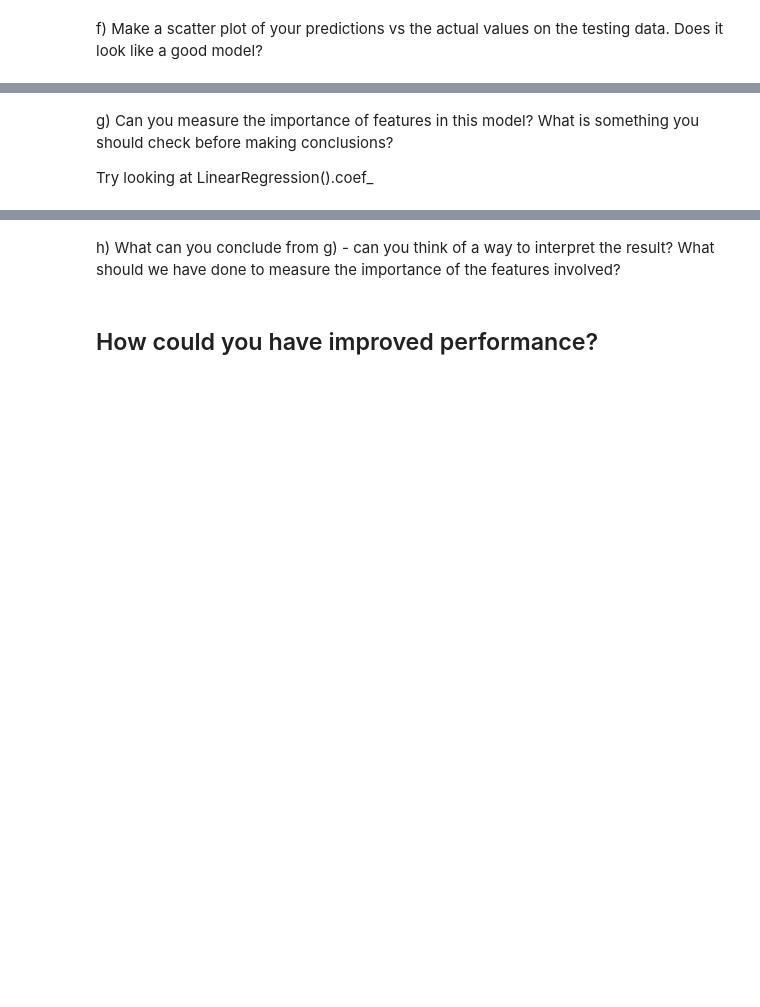
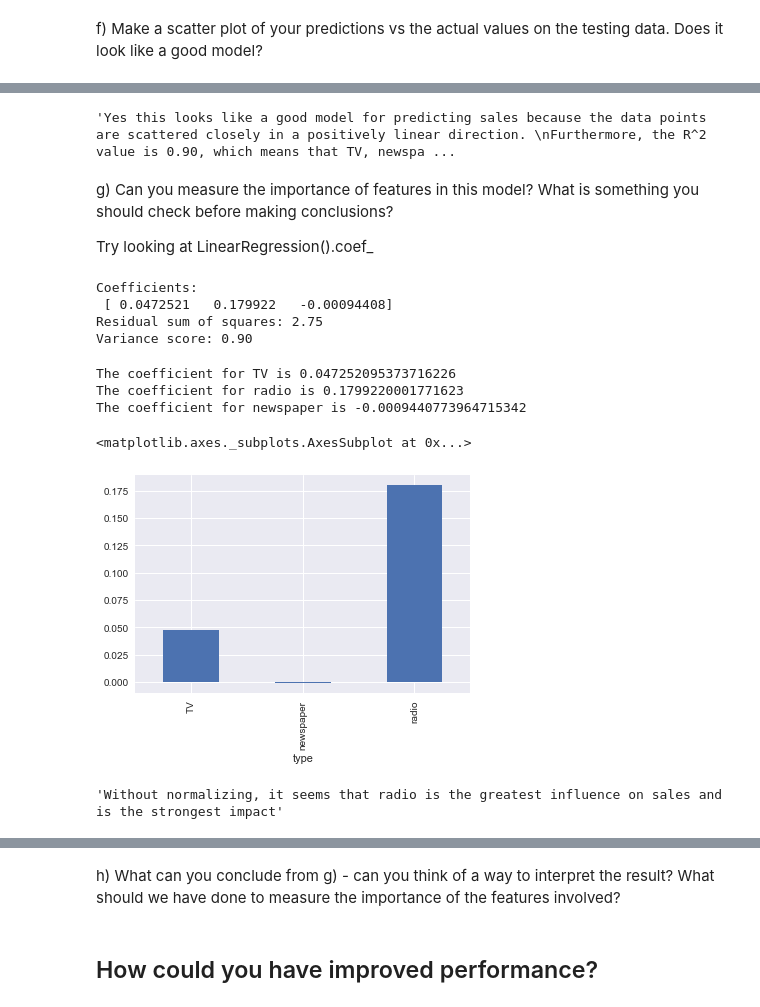
Before and after one commit to Columbia-Intro-Data-Science/python-introduction-aec2206, a Jupyter notebook: Homework1.ipynb, the cells around one changed output, grey strips where cells are left out. Drawn from its saved outputs; the diff is of its cells as text; code cells hidden in the pictures; blank space fills up the shorter version.

```diff
--- a/Homework1.ipynb
+++ b/Homework1.ipynb
@@ -174,3 +227,12 @@ f) Make a scatter plot of your predictions vs the actual values on the testing d
+# %%
+"""Yes this looks like a good model for predicting sales because the data points are scattered closely in a positively linear
+direction. Furthermore, the R^2 value is 0.90, which means that TV, newspaper, and radio are strongly and positively
+correlated with sales.The closer the R^2 value is to 1, the more the data points fall perfectly on the regression line,
+meaning that the more likely the predictor x accounts for all of the variation in y.
+In other words, since R^2=0.90, then 90% of the variation is accounted for in our model.
+"""
+# %% [output]
+'Yes this looks like a good model for predicting sales because the data points are scattered closely in a positively linear direction. \nFurthermore, the R^2 value is 0.90, which means that TV, newspa ...
 # %% [markdown]
 g) Can you measure the importance of features in this model? What is something you should check before making conclusions?
 
@@ -179,0 +245,35 @@ Try looking at LinearRegression().coef_
+# %%
+regr = LinearRegression()
+
+regr.fit(X_train, y_train)
+
+#coefficients
+print('Coefficients: \n', regr.coef_)
+# The mean square error
+print("Residual sum of squares: %.2f"
+      % np.mean((regr.predict(X_test) - y_test) ** 2))
+# Explained variance score: 1 is perfect prediction
+print('Variance score: %.2f' % regr.score(X_test, y_test))
+# %% [output]
+Coefficients:
+ [ 0.0472521   0.179922   -0.00094408]
+Residual sum of squares: 2.75
+Variance score: 0.90
+# %%
+for idx, col_name in enumerate(X_train.columns):
+    print("The coefficient for {} is {}".format(col_name, regr.coef_[idx]))
+# %% [output]
+The coefficient for TV is 0.047252095373716226
+The coefficient for radio is 0.1799220001771623
+The coefficient for newspaper is -0.0009440773964715342
+# %%
+regr.coef_
+df = pd.DataFrame({'type':['TV','radio','newspaper'], 'coef':regr.coef_})
+df.groupby('type')['coef'].mean().plot(kind='bar')
+# %% [output]
+<matplotlib.axes._subplots.AxesSubplot at 0x...>
+[figure, added]
+# %%
+"""Without normalizing, it seems that radio is the greatest influence on sales and is the strongest impact"""
+# %% [output]
+'Without normalizing, it seems that radio is the greatest influence on sales and is the strongest impact'
```
Also changed, not shown: parts of 30 cells of this notebook.
